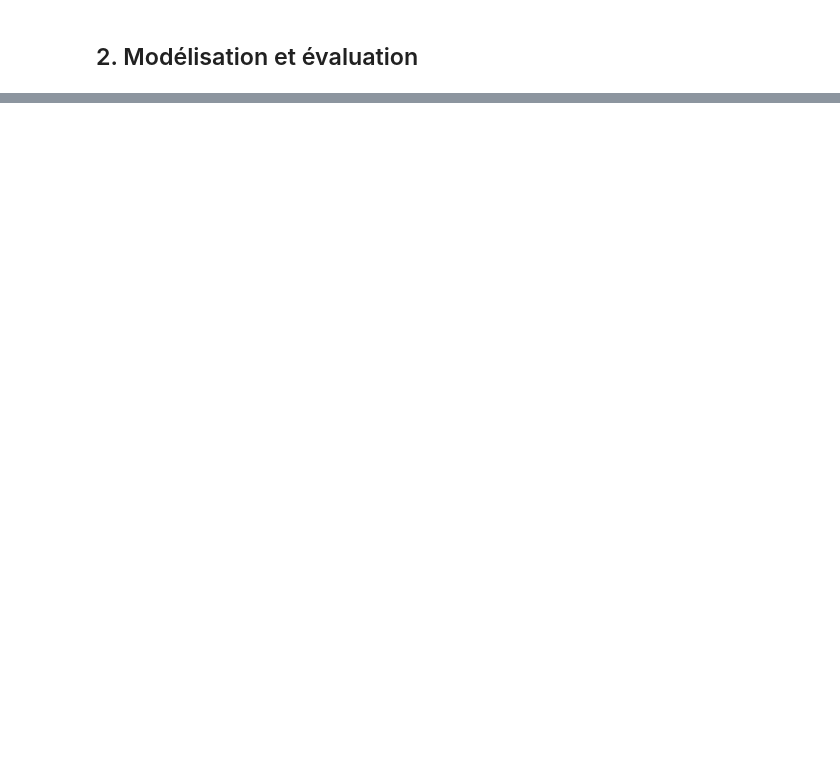
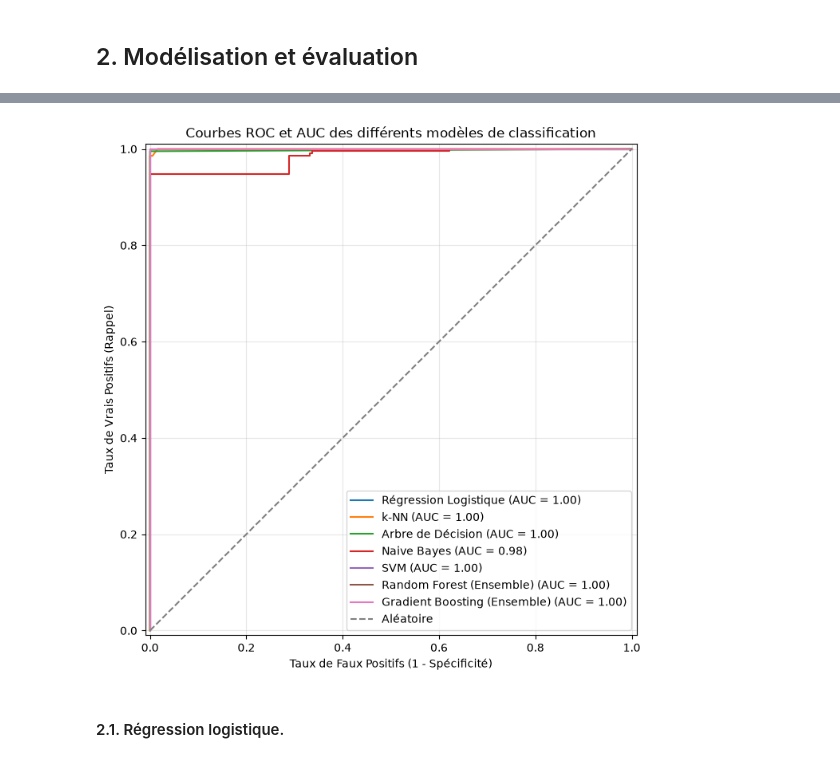
Before and after one commit to tsoullia/optivalve, a Jupyter notebook: fichier.ipynb, the cells around one changed output, grey strips where cells are left out. Cells and saved outputs as stored; diff of their text form; code cells hidden in the pictures; blank space fills up the shorter version.

```diff
--- a/fichier.ipynb
+++ b/fichier.ipynb
@@ -425,0 +688,7 @@ X_dev_sel : (2000, 15) | X_test_sel : (205, 15)
+# %%
+# Entraînement et évaluation en boucle
+print("Entraînement des modèles en cours...\n")
+for nom, modele in modeles_a_tester.items():
+    # Appel de votre fonction existante
+    entrainer_et_evaluer(nom, modele, rapport=False)
+    print(f"✅ {nom} entraîné.")
@@ -425,0 +724,20 @@ X_dev_sel : (2000, 15) | X_test_sel : (205, 15)
+# %%
+fig, ax = plt.subplots(figsize=(10, 8))
+
+# Parcours des modèles entraînés pour tracer leur courbe ROC respective
+for nom, modele in modeles.items():
+    RocCurveDisplay.from_estimator(modele, X_val, y_val, ax=ax, name=nom)
+
+# Ligne de base (classifieur aléatoire)
+plt.plot([0, 1], [0, 1], linestyle='--', color='gray', label='Aléatoire')
+
+plt.title('Courbes ROC et AUC des différents modèles de classification')
+plt.xlabel('Taux de Faux Positifs (1 - Spécificité)')
+plt.ylabel('Taux de Vrais Positifs (Rappel)')
+plt.legend(loc='lower right')
+plt.grid(alpha=0.3)
+plt.show()
+# %% [output]
+[figure, added]
+# %% [markdown]
+#### 2.1. Régression logistique.
```
Also changed, not shown: parts of 51 cells of this notebook, 2 other files.
